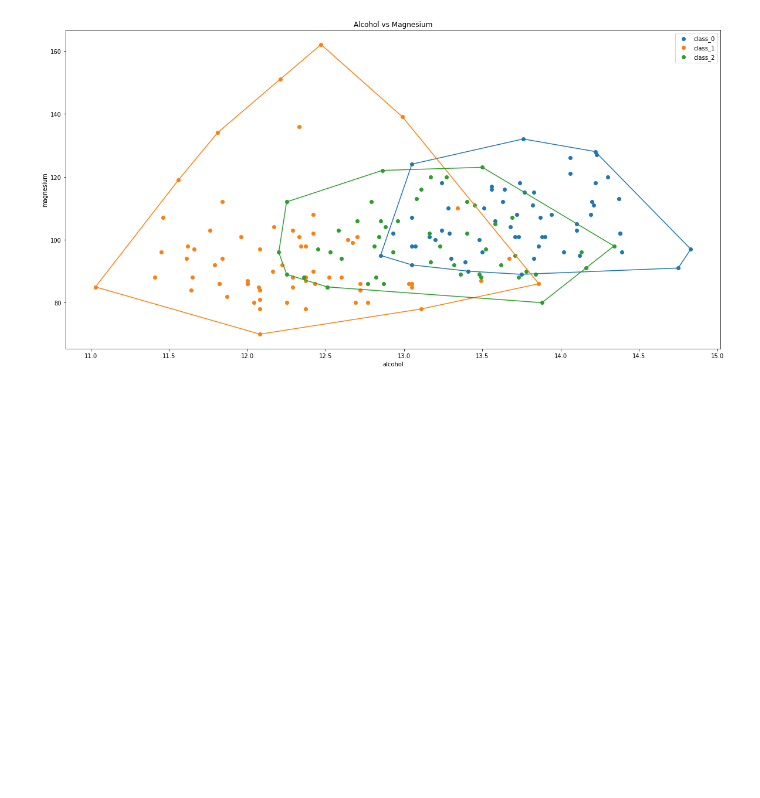
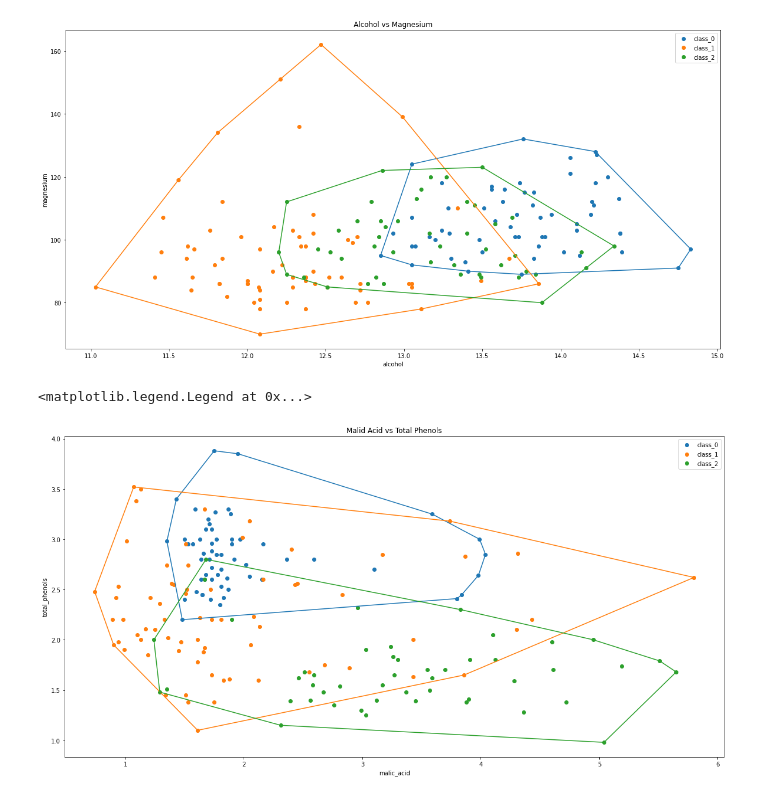
Before and after one commit to daffarg/Tucil2-Stima, a Jupyter notebook: main.ipynb, the cells around one changed output. Cells and saved outputs as stored; diff of their text form; code cells hidden in the pictures; blank space fills up the shorter version.

```diff
--- a/main.ipynb
+++ b/main.ipynb
@@ -151,7 +159,7 @@ plt.ylabel(data.feature_names[1])
 for i in range(len(data.target_names)):
     bucket = df[df['Target'] == i] # membagi 3 dataset iris sesuai target (0, 1, 2)
     bucket = bucket.iloc[:,[0,1]].values # mengambil atribut sepal width dan length lalu menjadikannya sbg array 2 dimensi
-    hull = findConvexHull(bucket.tolist()) #bagian ini diganti dengan hasil implementasi ConvexHull Divide & Conquer
+    hull = myConvexHull(bucket.tolist())
     plt.scatter(bucket[:, 0], bucket[:, 1], label=data.target_names[i])
     hull = np.array(hull)
     plt.plot(hull[:,0],hull[:,1])
@@ -179,10 +188,10 @@ plt.title('Alcohol vs Magnesium')
 plt.xlabel(data2.feature_names[0])
 plt.ylabel(data2.feature_names[4])
 
-for i in range(len(data.target_names)):
-    bucket2 = df2[df2['Target'] == i] # membagi 3 dataset iris sesuai target (0, 1, 2)
-    bucket2 = bucket2.iloc[:,[0,4]].values # mengambil atribut sepal width dan length lalu menjadikannya sbg array 2 dimensi
-    hull2 = findConvexHull(bucket2.tolist()) #bagian ini diganti dengan hasil implementasi ConvexHull Divide & Conquer
+for i in range(len(data2.target_names)):
+    bucket2 = df2[df2['Target'] == i]
+    bucket2 = bucket2.iloc[:,[0,4]].values # mengambil atribut alcohol dan magnesium lalu menjadikannya sbg array 2 dimensi
+    hull2 = myConvexHull(bucket2.tolist())
     plt.scatter(bucket2[:, 0], bucket2[:, 1], label=data2.target_names[i])
     hull2 = np.array(hull2)
     plt.plot(hull2[:,0],hull2[:,1])
@@ -190,3 +199,22 @@ plt.legend()
 # %% [output]
 <matplotlib.legend.Legend at 0x...>
 [figure]
+# %%
+plt.figure(figsize = (20, 10))
+colors = ['b','r','g']
+plt.title('Malid Acid vs Total Phenols')
+
+plt.xlabel(data2.feature_names[1])
+plt.ylabel(data2.feature_names[5])
+
+for i in range(len(data2.target_names)):
+    bucket2 = df2[df2['Target'] == i]
+    bucket2 = bucket2.iloc[:,[1,5]].values # mengambil atribut malid_acid dan total_phenols lalu menjadikannya sbg array 2 dimensi
+    hull2 = myConvexHull(bucket2.tolist())
+    plt.scatter(bucket2[:, 0], bucket2[:, 1], label=data2.target_names[i])
+    hull2 = np.array(hull2)
+    plt.plot(hull2[:,0],hull2[:,1])
+plt.legend()
+# %% [output]
+<matplotlib.legend.Legend at 0x...>
+[figure, added]
```
Also changed, not shown: parts of 7 cells of this notebook.
